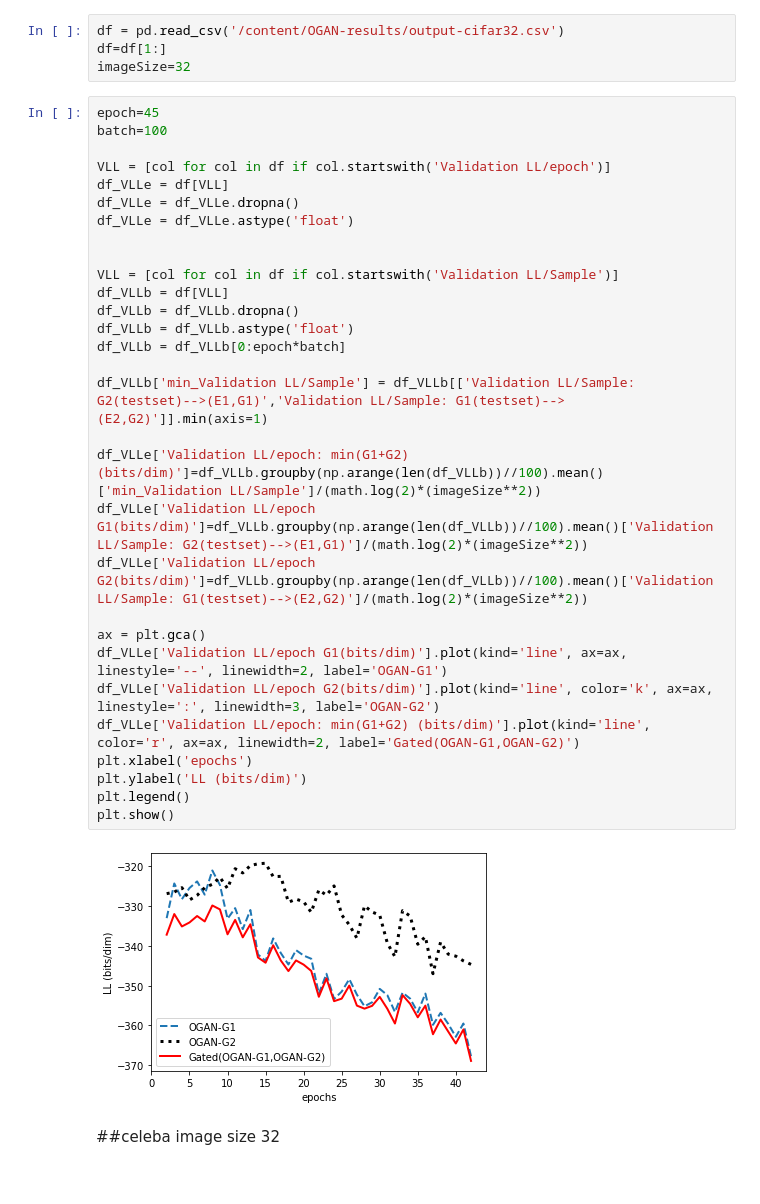
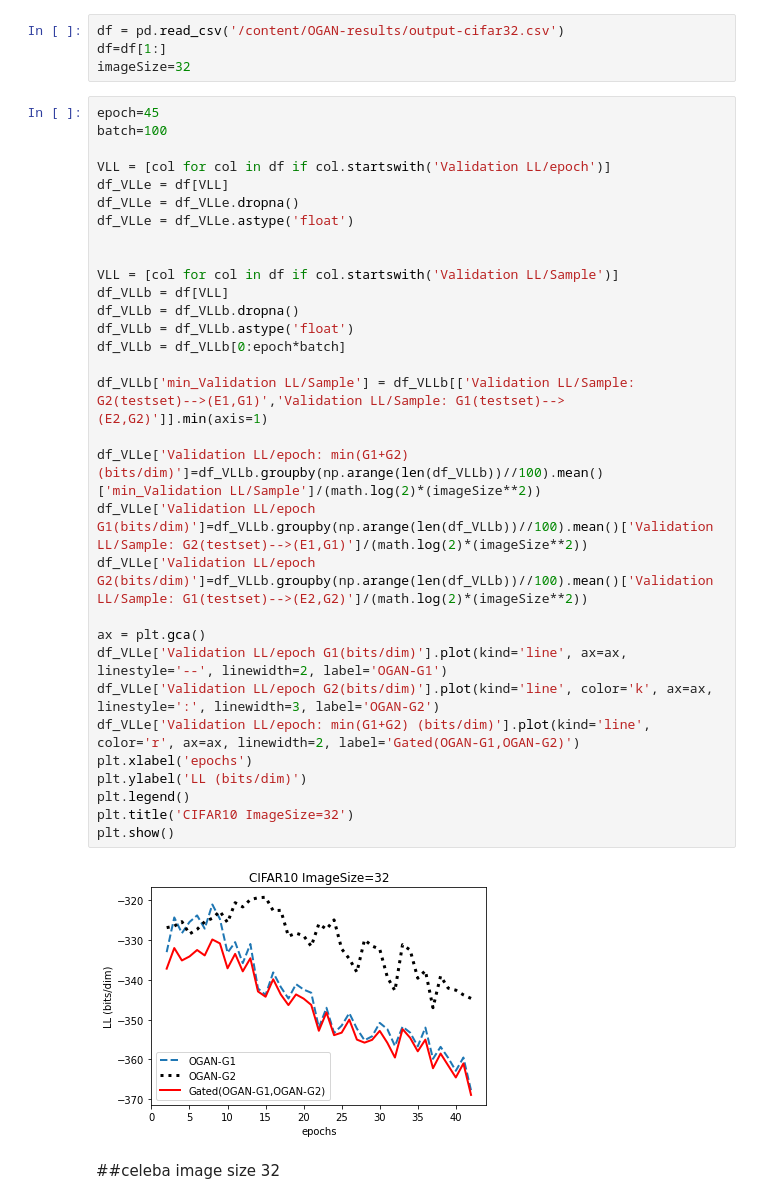
Before and after one commit to mkjubran/OGAN-results, a Jupyter notebook: PlotCurvesOGAN.ipynb, the cells around one changed output. Cells and saved outputs as stored; diff of their text form.

```diff
--- a/PlotCurvesOGAN.ipynb
+++ b/PlotCurvesOGAN.ipynb
@@ -93,34 +96,35 @@ imageSize=32
 epoch=45
 batch=100
 
 VLL = [col for col in df if col.startswith('Validation LL/epoch')]
 df_VLLe = df[VLL]
 df_VLLe = df_VLLe.dropna()
 df_VLLe = df_VLLe.astype('float')
 
 
 VLL = [col for col in df if col.startswith('Validation LL/Sample')]
 df_VLLb = df[VLL]
 df_VLLb = df_VLLb.dropna()
 df_VLLb = df_VLLb.astype('float')
 df_VLLb = df_VLLb[0:epoch*batch]
 
 df_VLLb['min_Validation LL/Sample'] = df_VLLb[['Validation LL/Sample: G2(testset)-->(E1,G1)','Validation LL/Sample: G1(testset)-->(E2,G2)']].min(axis=1)
 
 df_VLLe['Validation LL/epoch: min(G1+G2) (bits/dim)']=df_VLLb.groupby(np.arange(len(df_VLLb))//100).mean()['min_Validation LL/Sample']/(math.log(2)*(imageSize**2))
 df_VLLe['Validation LL/epoch G1(bits/dim)']=df_VLLb.groupby(np.arange(len(df_VLLb))//100).mean()['Validation LL/Sample: G2(testset)-->(E1,G1)']/(math.log(2)*(imageSize**2))
 df_VLLe['Validation LL/epoch G2(bits/dim)']=df_VLLb.groupby(np.arange(len(df_VLLb))//100).mean()['Validation LL/Sample: G1(testset)-->(E2,G2)']/(math.log(2)*(imageSize**2))
 
 ax = plt.gca()
 df_VLLe['Validation LL/epoch G1(bits/dim)'].plot(kind='line', ax=ax, linestyle='--', linewidth=2, label='OGAN-G1')
 df_VLLe['Validation LL/epoch G2(bits/dim)'].plot(kind='line', color='k', ax=ax, linestyle=':', linewidth=3, label='OGAN-G2')
 df_VLLe['Validation LL/epoch: min(G1+G2) (bits/dim)'].plot(kind='line', color='r', ax=ax, linewidth=2, label='Gated(OGAN-G1,OGAN-G2)')
 plt.xlabel('epochs')
 plt.ylabel('LL (bits/dim)')
 plt.legend()
+plt.title('CIFAR10 ImageSize=32')
 plt.show()
 # %% [output]
-[figure, old version]
+[figure, new version]
 # %% [markdown]
 ##celeba image size 32
 # %%
```
Also changed, not shown: parts of 6 cells of this notebook.
